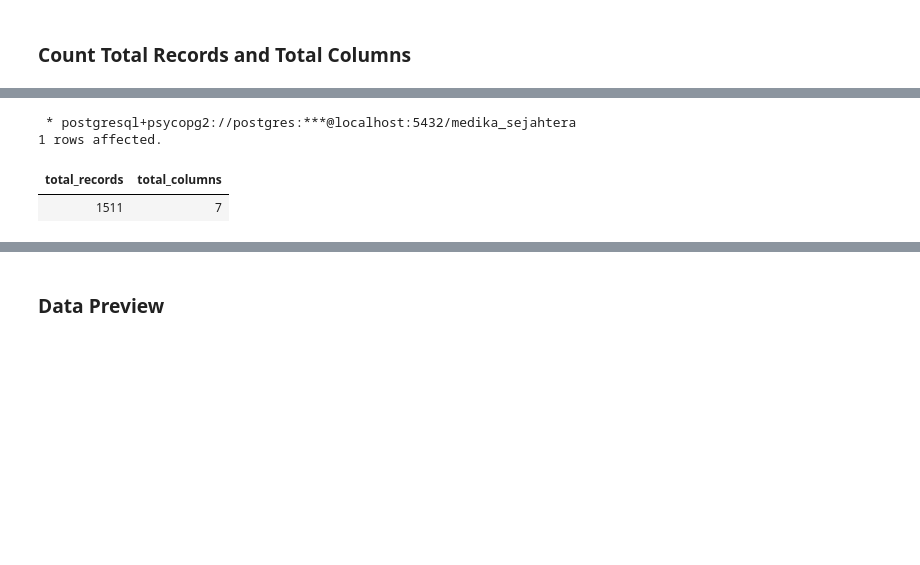
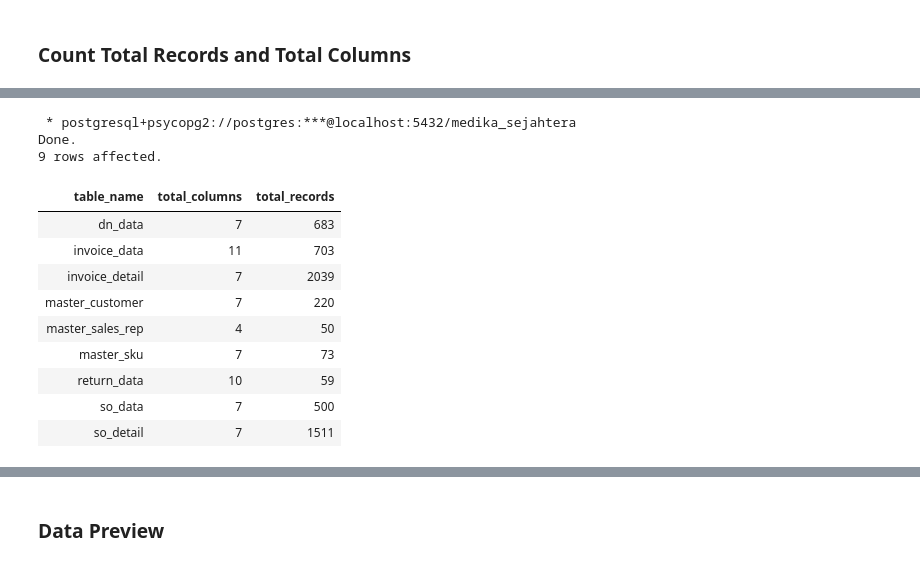
Before and after one commit to Rpfitrah/return-analysis-medika-sejahtera, a Jupyter notebook: Notebook/01_data_understanding.ipynb, the cells around one changed output, grey strips where cells are left out. Drawn from its saved outputs; the diff is of its cells as text; code cells hidden in the pictures; blank space fills up the shorter version.

Commit message:
dataset inventory

```diff
--- a/Notebook/01_data_understanding.ipynb
+++ b/Notebook/01_data_understanding.ipynb
@@ -214,24 +22,56 @@ SELECT
-# %%
-%%sql
-
-SELECT
-    (
-        SELECT
-            COUNT(*)
-        FROM
-            so_detail
-    ) AS total_records,
-
-    (
-        SELECT
-            COUNT(*)
-        FROM
-            information_schema.columns
-        WHERE
-            table_name = 'so_detail'
-    ) AS total_columns
-# %% [output]
- * postgresql+psycopg2://postgres:***@localhost:5432/medika_sejahtera
-1 rows affected.
-| total_records | total_columns |
-| 1511 | 7 |
+# %%
+%%sql
+
+DO $$
+DECLARE
+    t RECORD;
+    total_records BIGINT;
+    total_columns INT;
+BEGIN
+    CREATE TEMP TABLE IF NOT EXISTS inventory_result (
+        table_name TEXT,
+        total_columns INT,
+        total_records BIGINT
+    );
+
+    TRUNCATE inventory_result;
+
+    FOR t IN
+        SELECT tablename
+        FROM pg_tables
+        WHERE schemaname = 'public'
+        ORDER BY tablename
+    LOOP
+        SELECT COUNT(*)
+        INTO total_columns
+        FROM information_schema.columns
+        WHERE table_schema = 'public'
+          AND table_name = t.tablename;
+
+        EXECUTE format(
+            'SELECT COUNT(*) FROM %I.%I',
+            'public', t.tablename
+        ) INTO total_records;
+
+        INSERT INTO inventory_result
+        VALUES (t.tablename, total_columns, total_records);
+    END LOOP;
+END $$;
+
+SELECT *
+FROM inventory_result
+ORDER BY table_name;
+# %% [output]
+ * postgresql+psycopg2://postgres:***@localhost:5432/medika_sejahtera
+Done.
+9 rows affected.
+| table_name | total_columns | total_records |
+| dn_data | 7 | 683 |
+| invoice_data | 11 | 703 |
+| invoice_detail | 7 | 2039 |
+| master_customer | 7 | 220 |
+| master_sales_rep | 4 | 50 |
+| master_sku | 7 | 73 |
+| return_data | 10 | 59 |
+| so_data | 7 | 500 |
+| so_detail | 7 | 1511 |
```
Also changed, not shown: parts of 9 cells of this notebook.
